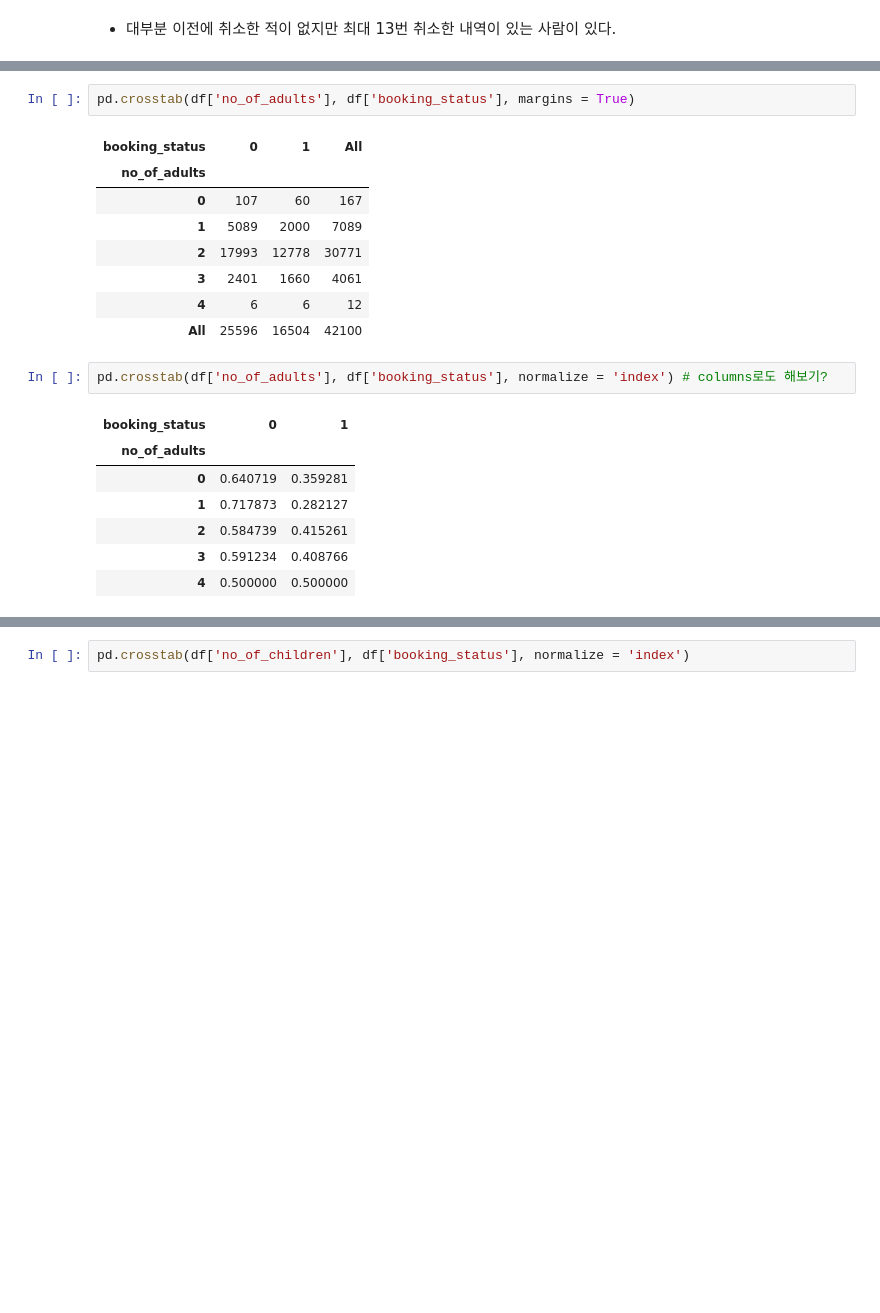
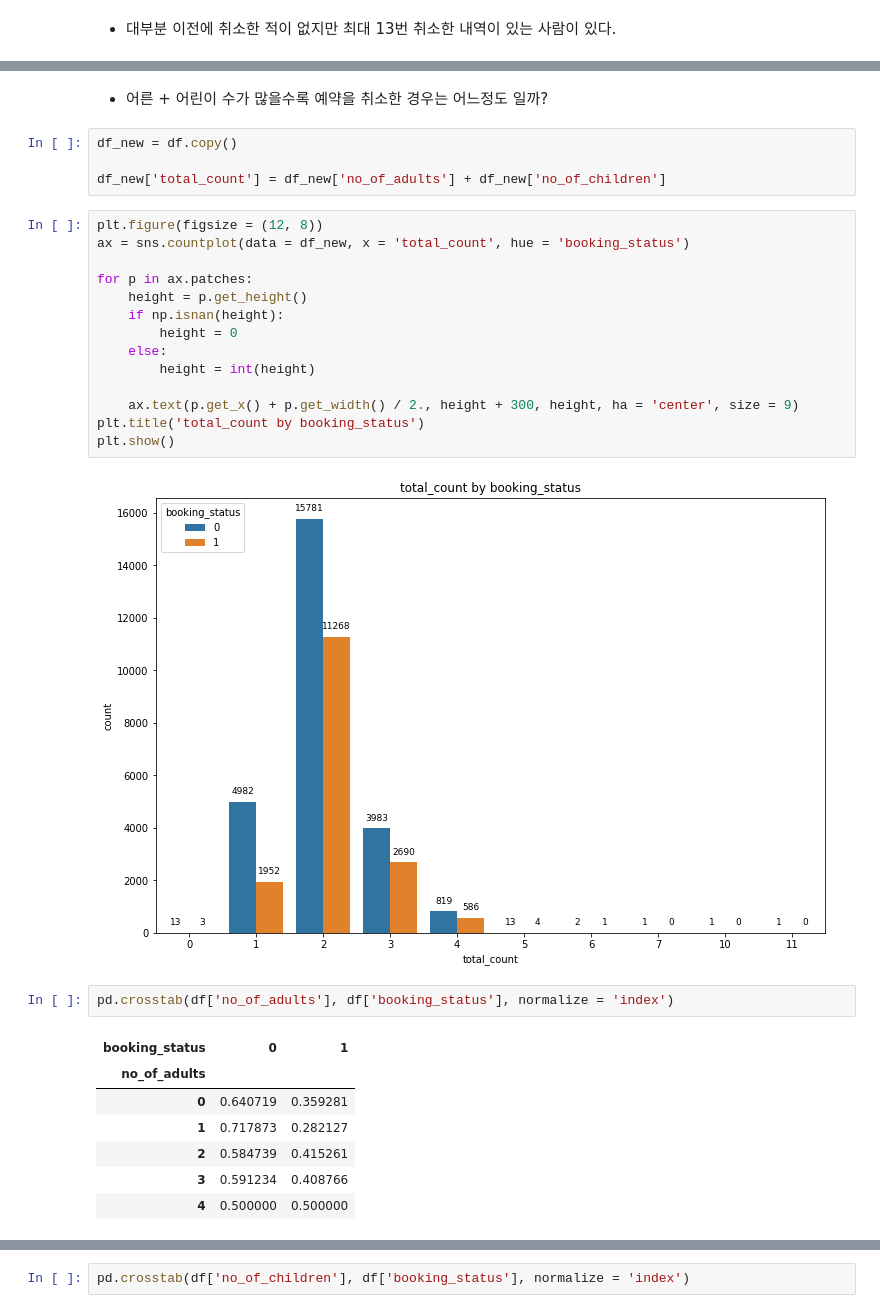
Before and after one commit to JaeHong-Park987/Kaggle, a Jupyter notebook: Playground Series/Season3/Episode 7.ipynb, the cells around one changed output, grey strips where cells are left out. Cells and saved outputs as stored; diff of their text form; blank space fills up the shorter version.

```diff
--- a/Playground Series/Season3/Episode 7.ipynb
+++ b/Playground Series/Season3/Episode 7.ipynb
@@ -310,21 +391,32 @@ Name: no_of_previous_cancellations, dtype: int64
+# %% [markdown]
+* 어른 + 어린이 수가 많을수록 예약을 취소한 경우는 어느정도 일까?
+# %%
+df_new = df.copy()
+
+df_new['total_count'] = df_new['no_of_adults'] + df_new['no_of_children']
+# %%
+plt.figure(figsize = (12, 8))
+ax = sns.countplot(data = df_new, x = 'total_count', hue = 'booking_status')
+
+for p in ax.patches:
+    height = p.get_height()
+    if np.isnan(height):
+        height = 0
+    else:
+        height = int(height)
+
+    ax.text(p.get_x() + p.get_width() / 2., height + 300, height, ha = 'center', size = 9)
+plt.title('total_count by booking_status')
+plt.show()
+# %% [output]
+[figure, added]
 # %%
-pd.crosstab(df['no_of_adults'], df['booking_status'], margins = True)
+pd.crosstab(df['no_of_adults'], df['booking_status'], normalize = 'index')
 # %% [output]
-| booking_status | 0 | 1 | All |
-| no_of_adults |  |  |  |
-| 0 | 107 | 60 | 167 |
-| 1 | 5089 | 2000 | 7089 |
-| 2 | 17993 | 12778 | 30771 |
-| 3 | 2401 | 1660 | 4061 |
-| 4 | 6 | 6 | 12 |
-| All | 25596 | 16504 | 42100 |
+| booking_status | 0 | 1 |
+| no_of_adults |  |  |
+| 0 | 0.640719 | 0.359281 |
+| 1 | 0.717873 | 0.282127 |
+| 2 | 0.584739 | 0.415261 |
+| 3 | 0.591234 | 0.408766 |
+| 4 | 0.500000 | 0.500000 |
-# %%
-pd.crosstab(df['no_of_adults'], df['booking_status'], normalize = 'index') # columns로도 해보기?
-# %% [output]
-| booking_status | 0 | 1 |
-| no_of_adults |  |  |
-| 0 | 0.640719 | 0.359281 |
-| 1 | 0.717873 | 0.282127 |
-| 2 | 0.584739 | 0.415261 |
-| 3 | 0.591234 | 0.408766 |
-| 4 | 0.500000 | 0.500000 |
```
Also changed, not shown: parts of 45 cells of this notebook.
